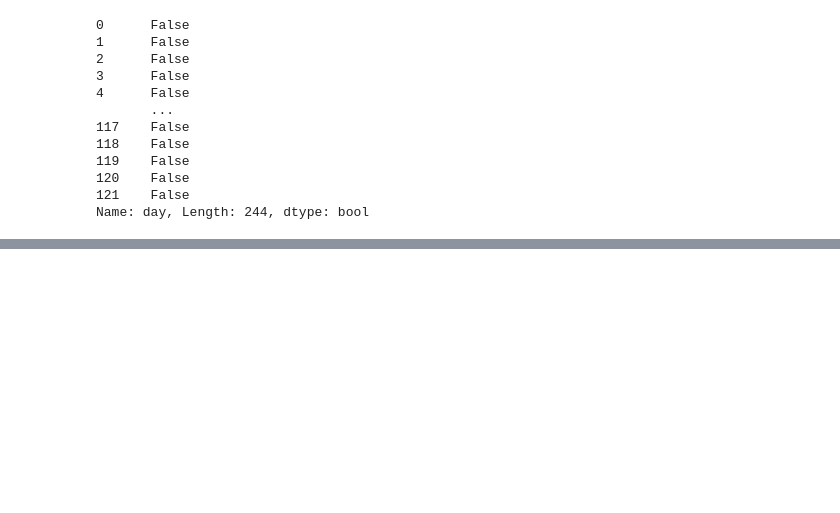
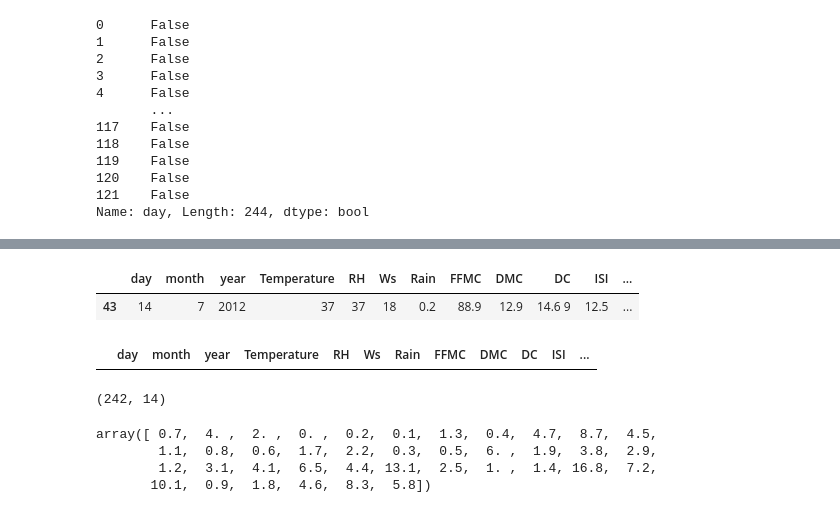
Before and after one commit to kunal12kumar/Forest_Fire_Dataset, a Jupyter notebook: forestproject.ipynb, the cells around one changed output, grey strips where cells are left out. Saved outputs shown, nothing was run; the diff lists cells and outputs as text; code cells hidden in the pictures; blank space fills up the shorter version.

```diff
--- a/forestproject.ipynb
+++ b/forestproject.ipynb
@@ -109,0 +170,6 @@ Name: day, Length: 244, dtype: bool
+# %%
+# now check which row the dataset has null values
+new_dataset[new_dataset['Classes  '].isnull()]
+# %% [output]
+|  | day | month | year | Temperature | RH | Ws | Rain | FFMC | DMC | DC | ISI | ... |
+| 43 | 14 | 7 | 2012 | 37 | 37 | 18 | 0.2 | 88.9 | 12.9 | 14.6 9 | 12.5 | ... |
@@ -109,0 +179,15 @@ Name: day, Length: 244, dtype: bool
+# %%
+new_dataset[new_dataset['Classes  '].isnull()]
+# %% [output]
+|  | day | month | year | Temperature | RH | Ws | Rain | FFMC | DMC | DC | ISI | ... |
+# %%
+new_dataset.shape
+# %% [output]
+(242, 14)
+# %%
+new_dataset['Rain '].unique()
+# %% [output]
+array([ 0.7,  4. ,  2. ,  0. ,  0.2,  0.1,  1.3,  0.4,  4.7,  8.7,  4.5,
+        1.1,  0.8,  0.6,  1.7,  2.2,  0.3,  0.5,  6. ,  1.9,  3.8,  2.9,
+        1.2,  3.1,  4.1,  6.5,  4.4, 13.1,  2.5,  1. ,  1.4, 16.8,  7.2,
+       10.1,  0.9,  1.8,  4.6,  8.3,  5.8])
```
Also changed, not shown: parts of 11 cells of this notebook.
